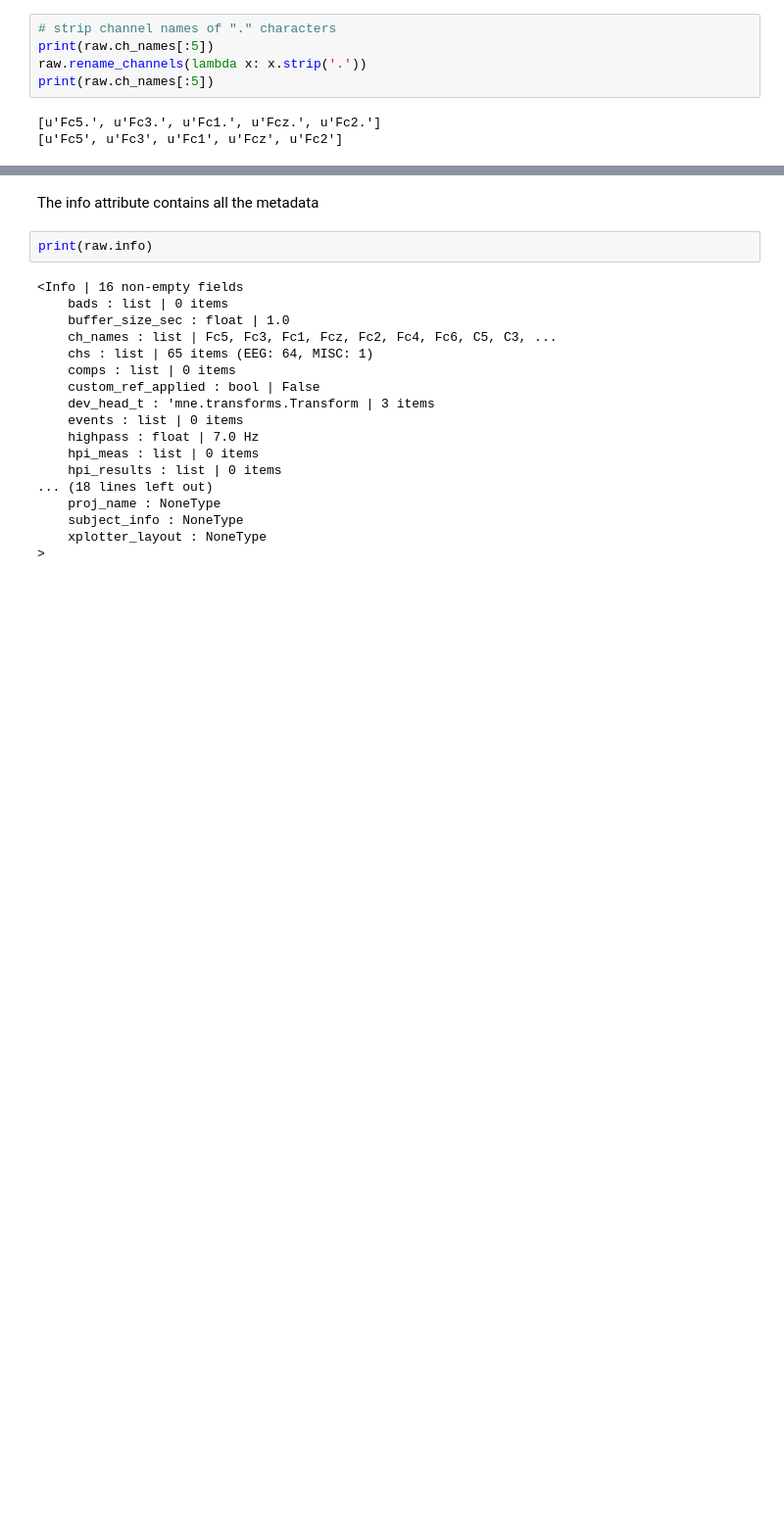
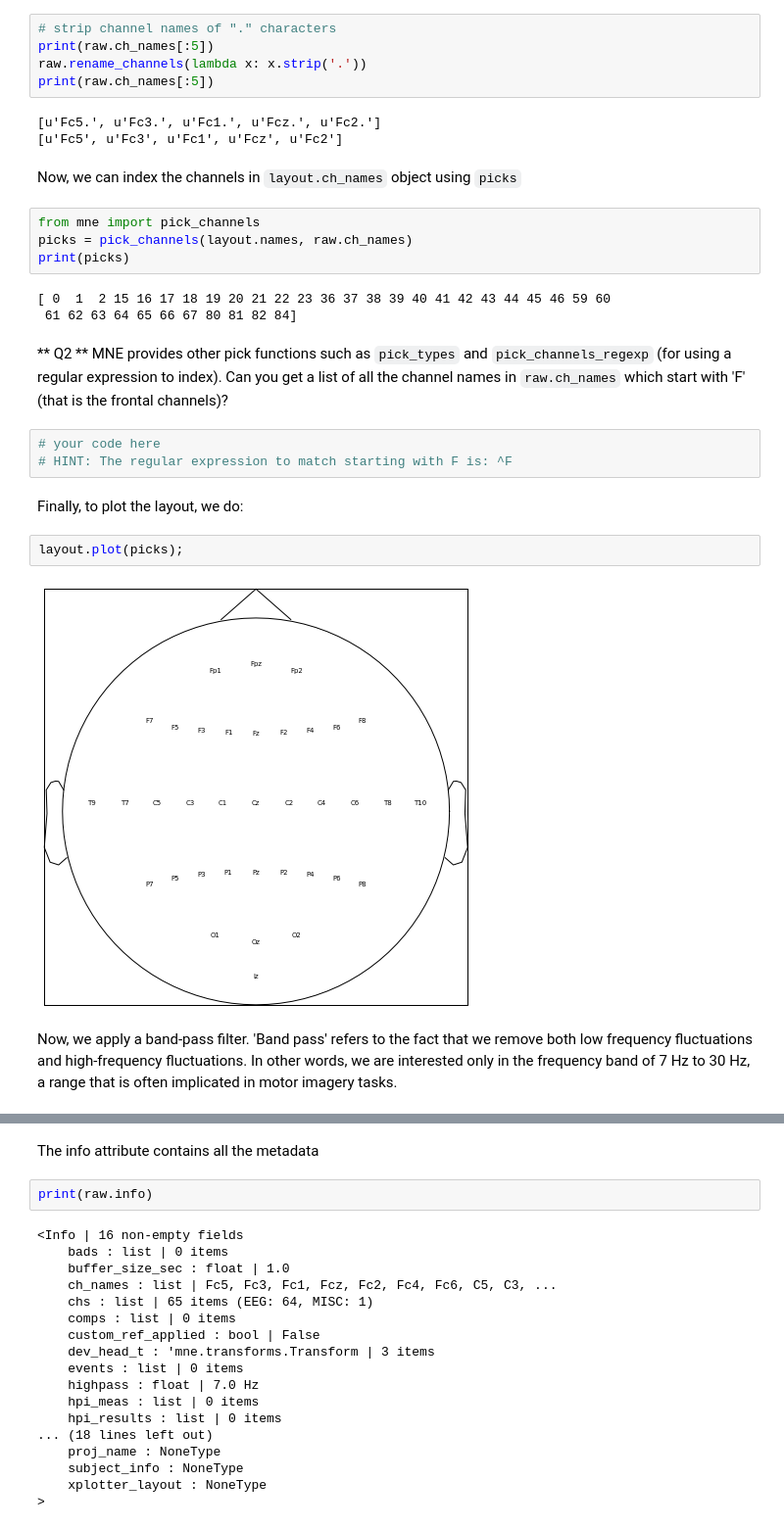
Before and after one commit to jasmainak/polytechnique-workshop, a Jupyter notebook: 03-plot_decoding_csp_eeg.ipynb, the cells around one changed output, grey strips where cells are left out. Shown at 98% size. Drawn from its saved outputs; the diff is of its cells as text; blank space fills up the shorter version.

```diff
--- a/03-plot_decoding_csp_eeg.ipynb
+++ b/03-plot_decoding_csp_eeg.ipynb
@@ -80,5 +99,27 @@ print(raw.ch_names[:5])
 # %% [output]
 [u'Fc5.', u'Fc3.', u'Fc1.', u'Fcz.', u'Fc2.']
 [u'Fc5', u'Fc3', u'Fc1', u'Fcz', u'Fc2']
+# %% [markdown]
+Now, we can index the channels in `layout.ch_names` object using `picks`
+# %%
+from mne import pick_channels
+picks = pick_channels(layout.names, raw.ch_names)
+print(picks)
+# %% [output]
+[ 0  1  2 15 16 17 18 19 20 21 22 23 36 37 38 39 40 41 42 43 44 45 46 59 60
+ 61 62 63 64 65 66 67 80 81 82 84]
+# %% [markdown]
+** Q2 ** MNE provides other pick functions such as `pick_types` and `pick_channels_regexp` (for using a regular expression to index). Can you get a list of all the channel names in `raw.ch_names` which start with 'F' (that is the frontal channels)?
+# %%
+# your code here
+# HINT: The regular expression to match starting with F is: ^F
+# %% [markdown]
+Finally, to plot the layout, we do:
+# %%
+layout.plot(picks);
+# %% [output]
+[figure, added]
+# %% [markdown]
+Now, we apply a band-pass filter. 'Band pass' refers to the fact that we remove both low frequency fluctuations and high-frequency fluctuations. In other words, we are interested only in the frequency band of 7 Hz to 30 Hz, a range that is often implicated in motor imagery tasks.
 # %%
 # Apply band-pass filter
```
Also changed, not shown: parts of 19 cells of this notebook.
